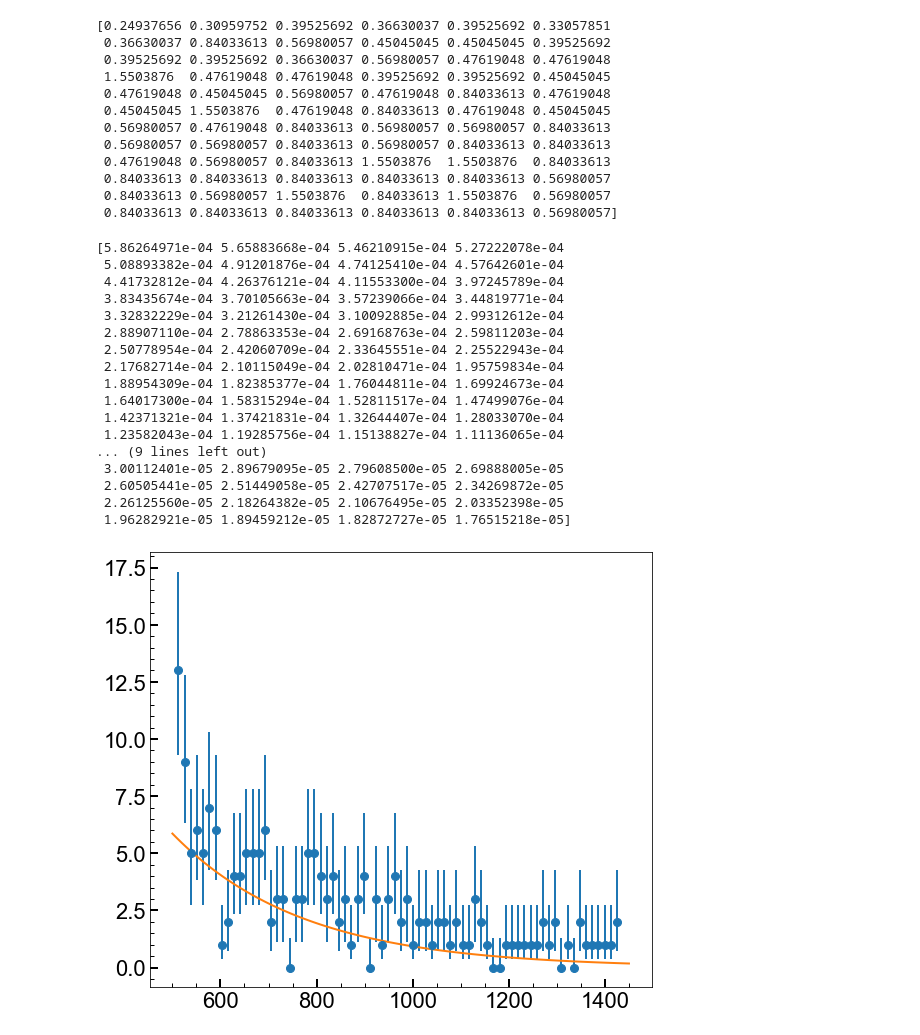
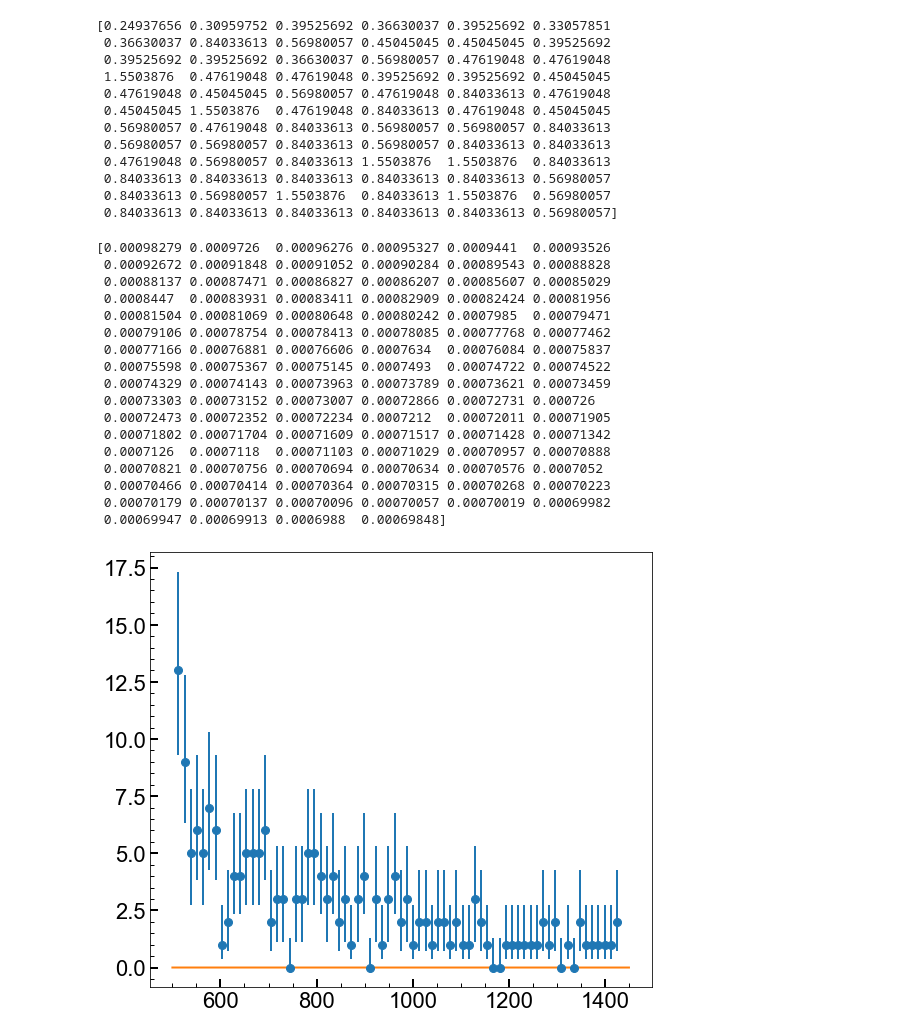
Before and after one commit to villano-lab/thermal-flux_paper2023, a Jupyter notebook: PlotSCDMSCfData-April-ANV-Buggy.ipynb, the cells around one changed output. Saved outputs shown, nothing was run; the diff lists cells and outputs as text; code cells hidden in the pictures.

```diff
--- a/PlotSCDMSCfData-April-ANV-Buggy.ipynb
+++ b/PlotSCDMSCfData-April-ANV-Buggy.ipynb
@@ -131,40 +131,40 @@ print(weight)
  0.84033613 0.56980057 1.5503876  0.84033613 1.5503876  0.56980057
  0.84033613 0.84033613 0.84033613 0.84033613 0.84033613 0.56980057]
 # %%
-def function(t, tstop, alpha, A):
-    return(A*np.exp(-t/alpha)/(alpha*(1-np.exp(-tstop/alpha)))+(1/A-1)/tstop)
+def function(t, tstop, alpha, B):
+    return(((1/(1+B))*np.exp(-t/alpha)/(alpha*(1-np.exp(-tstop/alpha)))+(B)/tstop))
 
 #print(function(1,2,3,4))
 fig,axes = plt.subplots(1,1, figsize=(9,8))
 
 ax1=axes
 ax1.errorbar(thing, counts, yerr=[ntot_minus,ntot_plus], marker='o', markersize=8, linestyle = 'none')
 
 #print(function(0,1450,271.2,1)*4000)
 x = np.linspace(500,1450,num=100)
 print (function(x,1450,271.2,1))
 
-ax1.plot(x,10000*function(x,1450,271.2,1))
+ax1.plot(x,function(x,1450,271.2,0))
 plt.show(fig)
 # %% [output]
-[5.86264971e-04 5.65883668e-04 5.46210915e-04 5.27222078e-04
- 5.08893382e-04 4.91201876e-04 4.74125410e-04 4.57642601e-04
- 4.41732812e-04 4.26376121e-04 4.11553300e-04 3.97245789e-04
- 3.83435674e-04 3.70105663e-04 3.57239066e-04 3.44819771e-04
- 3.32832229e-04 3.21261430e-04 3.10092885e-04 2.99312612e-04
- 2.88907110e-04 2.78863353e-04 2.69168763e-04 2.59811203e-04
- 2.50778954e-04 2.42060709e-04 2.33645551e-04 2.25522943e-04
- 2.17682714e-04 2.10115049e-04 2.02810471e-04 1.95759834e-04
- 1.88954309e-04 1.82385377e-04 1.76044811e-04 1.69924673e-04
- 1.64017300e-04 1.58315294e-04 1.52811517e-04 1.47499076e-04
- 1.42371321e-04 1.37421831e-04 1.32644407e-04 1.28033070e-04
- 1.23582043e-04 1.19285756e-04 1.15138827e-04 1.11136065e-04
-... (9 lines left out)
- 3.00112401e-05 2.89679095e-05 2.79608500e-05 2.69888005e-05
- 2.60505441e-05 2.51449058e-05 2.42707517e-05 2.34269872e-05
- 2.26125560e-05 2.18264382e-05 2.10676495e-05 2.03352398e-05
- 1.96282921e-05 1.89459212e-05 1.82872727e-05 1.76515218e-05]
+[0.00098279 0.0009726  0.00096276 0.00095327 0.0009441  0.00093526
+ 0.00092672 0.00091848 0.00091052 0.00090284 0.00089543 0.00088828
+ 0.00088137 0.00087471 0.00086827 0.00086207 0.00085607 0.00085029
+ 0.0008447  0.00083931 0.00083411 0.00082909 0.00082424 0.00081956
+ 0.00081504 0.00081069 0.00080648 0.00080242 0.0007985  0.00079471
+ 0.00079106 0.00078754 0.00078413 0.00078085 0.00077768 0.00077462
+ 0.00077166 0.00076881 0.00076606 0.0007634  0.00076084 0.00075837
+ 0.00075598 0.00075367 0.00075145 0.0007493  0.00074722 0.00074522
+ 0.00074329 0.00074143 0.00073963 0.00073789 0.00073621 0.00073459
+ 0.00073303 0.00073152 0.00073007 0.00072866 0.00072731 0.000726
+ 0.00072473 0.00072352 0.00072234 0.0007212  0.00072011 0.00071905
+ 0.00071802 0.00071704 0.00071609 0.00071517 0.00071428 0.00071342
+ 0.0007126  0.0007118  0.00071103 0.00071029 0.00070957 0.00070888
+ 0.00070821 0.00070756 0.00070694 0.00070634 0.00070576 0.0007052
+ 0.00070466 0.00070414 0.00070364 0.00070315 0.00070268 0.00070223
+ 0.00070179 0.00070137 0.00070096 0.00070057 0.00070019 0.00069982
+ 0.00069947 0.00069913 0.0006988  0.00069848]
-[figure, old version]
+[figure, new version]
 # %%
 f_mod = lm.Model(function)
 f_params = f_mod.make_params()               # define parameters
```
Also changed, not shown: parts of 2 cells of this notebook.
